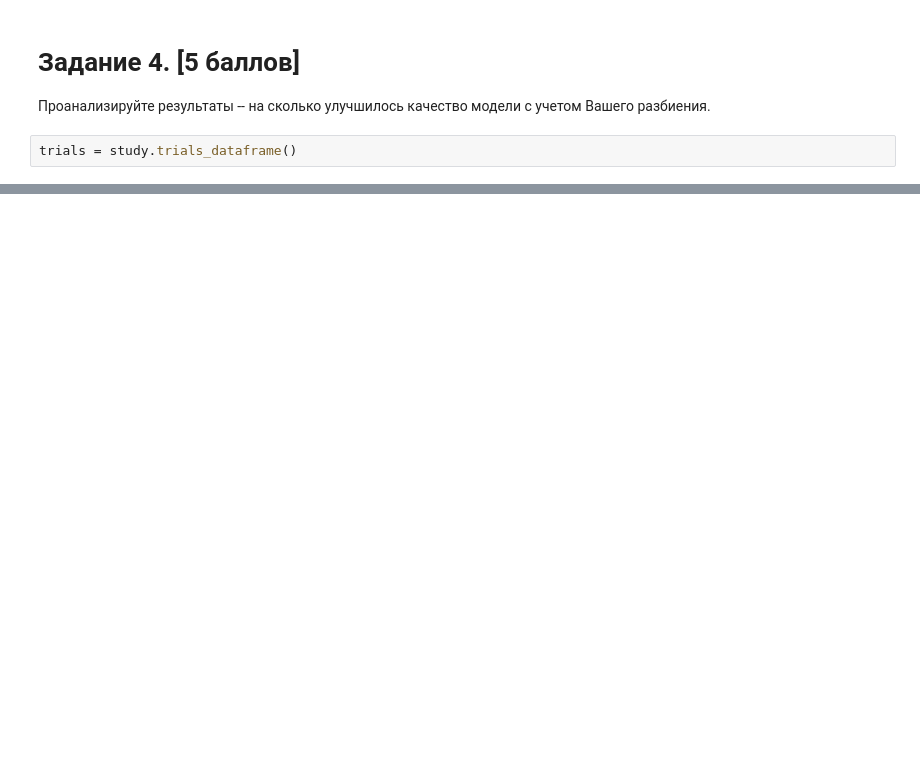
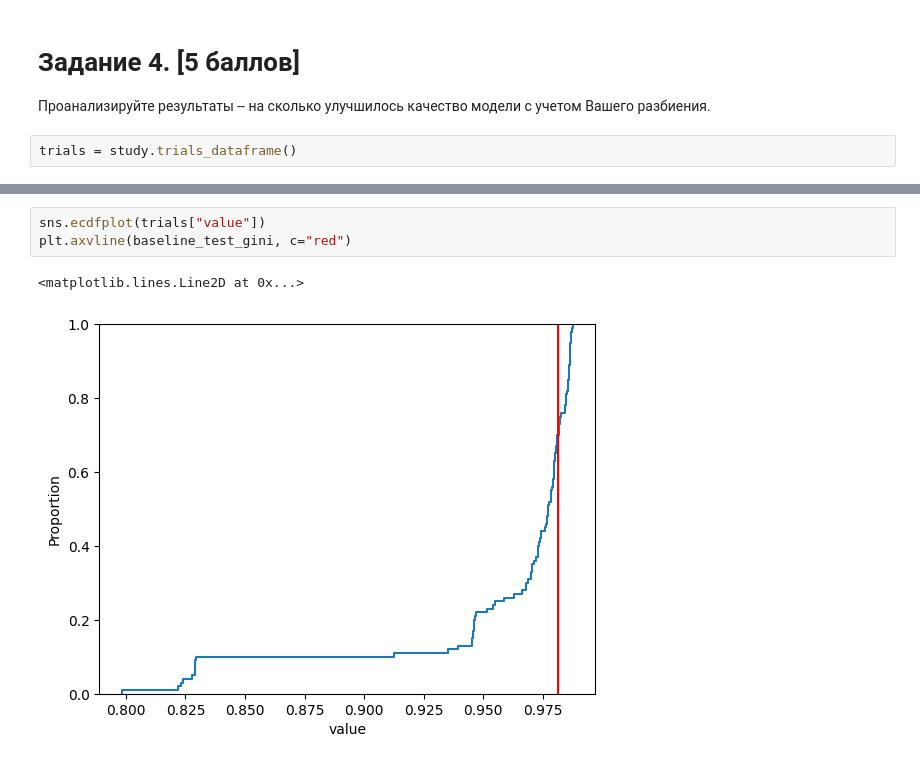
Before and after one commit to Falconwatch/SberUni-ChooseMLModel, a Jupyter notebook: HW_1/HW_1_Optuna.ipynb, the cells around one changed output, grey strips where cells are left out. Cells and saved outputs as stored; diff of their text form; blank space fills up the shorter version.

```diff
--- a/HW_1/HW_1_Optuna.ipynb
+++ b/HW_1/HW_1_Optuna.ipynb
@@ -266,0 +285,6 @@ plt.axhline(y=baseline_test_gini, color='r', linestyle='-')
+# %%
+sns.ecdfplot(trials["value"])
+plt.axvline(baseline_test_gini, c="red")
+# %% [output]
+<matplotlib.lines.Line2D at 0x...>
+[figure, added]
```
Also changed, not shown: parts of 14 cells of this notebook.
